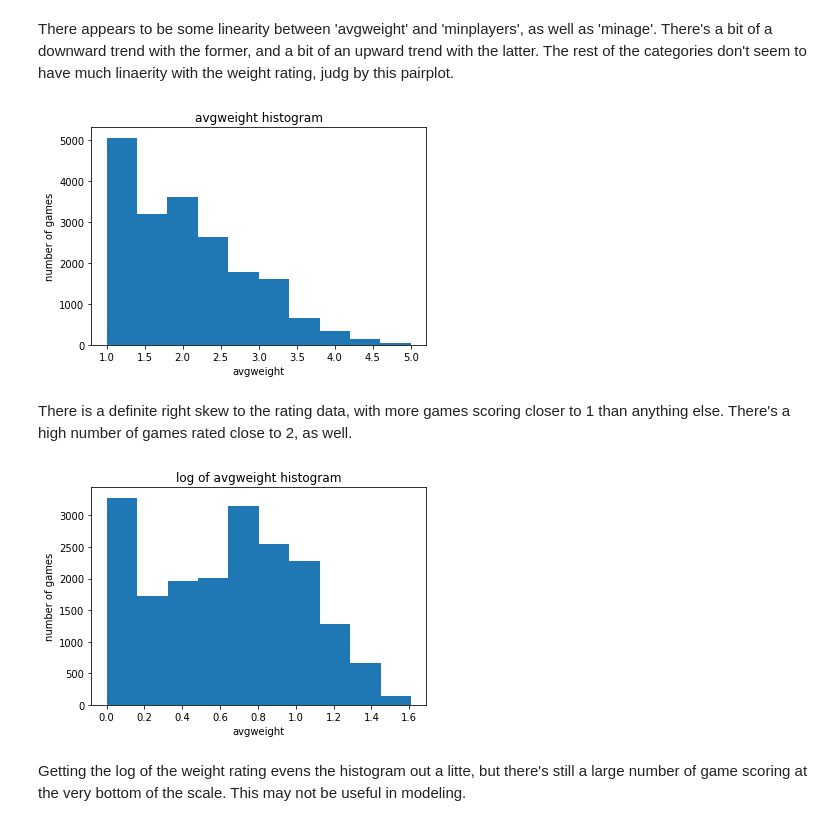
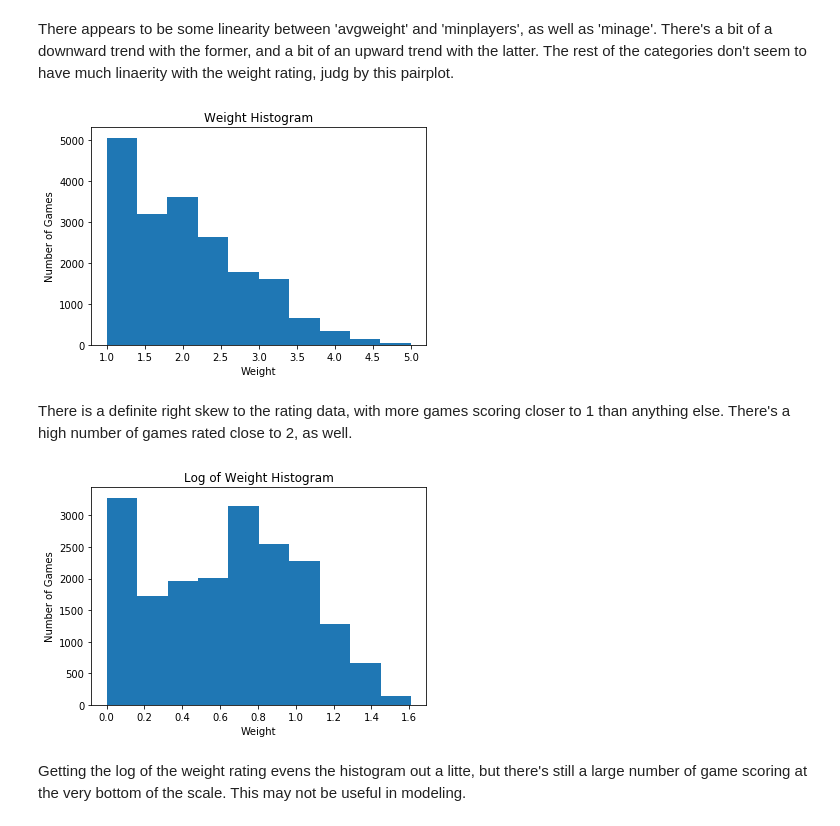
Before and after one commit to q-downgrade/dsi-capstone, a Jupyter notebook: code/1-eda-problem-statement.ipynb, the cells around one changed output. Cells and saved outputs as stored; diff of their text form; code cells hidden in the pictures.

```diff
--- a/code/1-eda-problem-statement.ipynb
+++ b/code/1-eda-problem-statement.ipynb
@@ -109,3 +109,16 @@ df.head()
 # %%
 # dropping columns where the complexity rating is 0
 df = df[df['avgweight'] > 0]
+# %%
+features = {'yearpublished' : 'Year Published',
+        'minplayers' : 'Minimum Players',
+        'maxplayers' : 'Maximum Players',
+        'minplaytime' : 'Minimum Playtime',
+        'maxplaytime' : 'Maximum Playtime',
+        'minage' : 'Minimum Age',
+        'languagedependence' : 'Language Dependence',
+        'boardgamecategory_cnt' : 'Number of Categories',
+        'boardgamemechanic_cnt' : 'Number of Mechanics',
+        'avgweight' : "Weight"}
+df = df.rename(columns = features)
+df.head(1)
@@ -124,21 +142,21 @@ sns.pairplot(df[['minage', 'minplaytime', 'minplayers', 'boardgamemechanic_cnt',
 # %% [markdown]
 There appears to be some linearity between 'avgweight' and 'minplayers', as well as 'minage'. There's a bit of a downward trend with the former, and a bit of an upward trend with the latter. The rest of the categories don't seem to have much linaerity with the weight rating, judg by this pairplot.
 # %%
-plt.hist(df['avgweight'])
-plt.title('avgweight histogram')
-plt.xlabel('avgweight')
-plt.ylabel('number of games');
+plt.hist(df['Weight'])
+plt.title('Weight Histogram')
+plt.xlabel('Weight')
+plt.ylabel('Number of Games');
 # %% [output]
-[figure, old version]
+[figure, new version]
 # %% [markdown]
 There is a definite right skew to the rating data, with more games scoring closer to 1 than anything else. There's a high number of games rated close to 2, as well.
 # %%
-plt.hist(np.log(df['avgweight']))
-plt.title('log of avgweight histogram')
-plt.xlabel('avgweight')
-plt.ylabel('number of games');
+plt.hist(np.log(df['Weight']))
+plt.title('Log of Weight Histogram')
+plt.xlabel('Weight')
+plt.ylabel('Number of Games');
 # %% [output]
-[figure, old version]
+[figure, new version]
 # %% [markdown]
 Getting the log of the weight rating evens the histogram out a litte, but there's still a large number of game scoring at the very bottom of the scale. This may not be useful in modeling.
 # %% [markdown]
```
Also changed, not shown: parts of 15 cells of this notebook, 4 other files.
